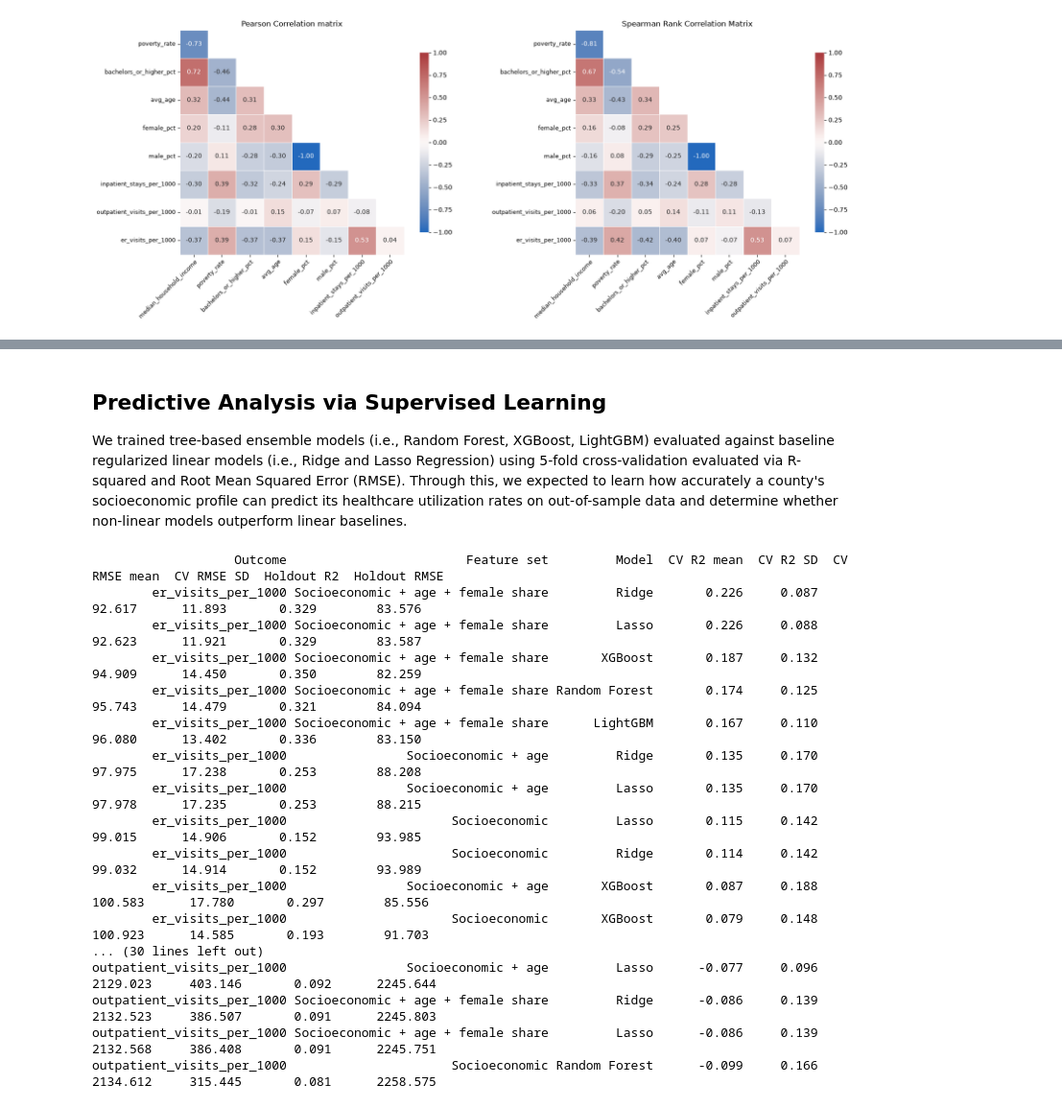
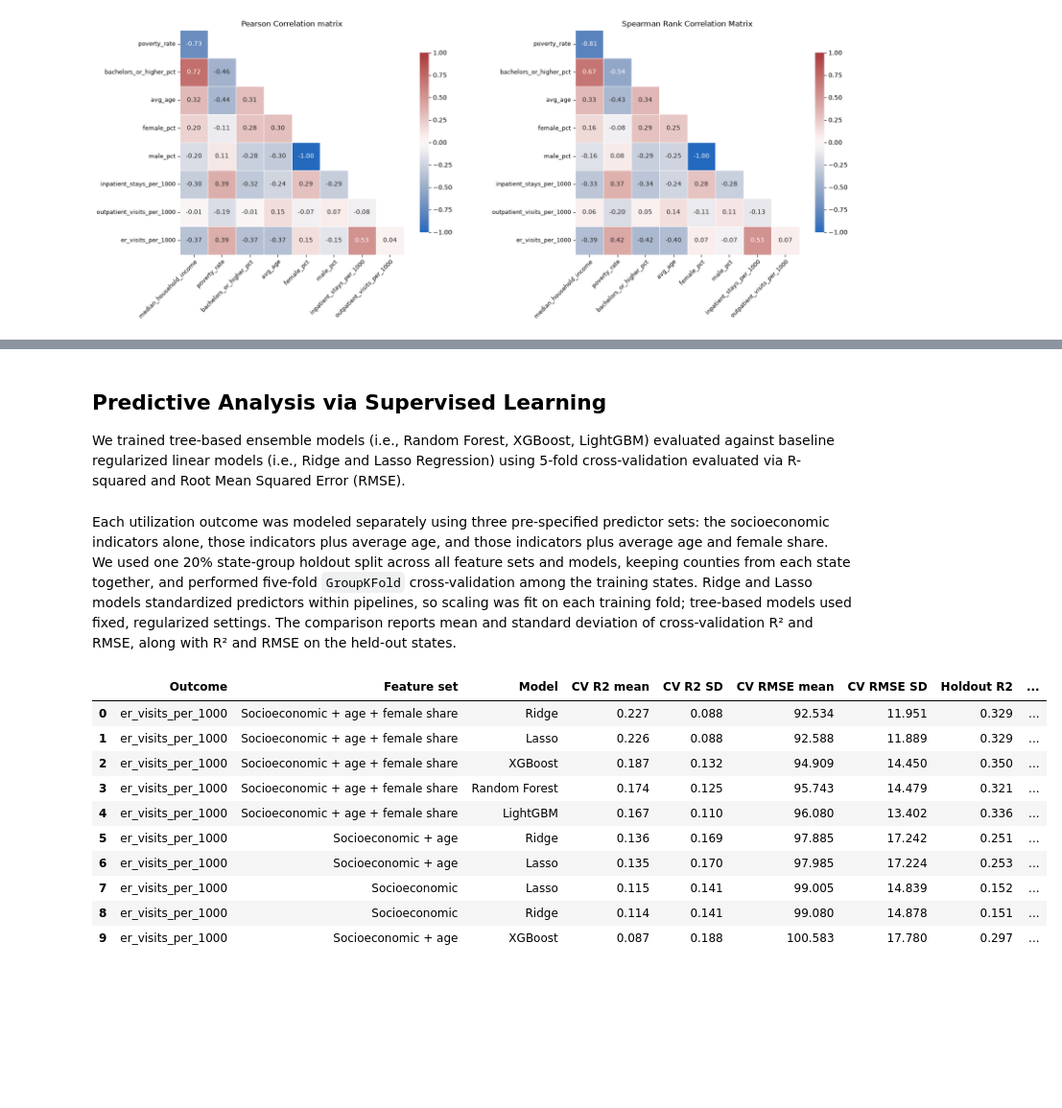
Before and after one commit to jachou27/medicare-utilization-analysis, a Jupyter notebook: analysis.ipynb, the cells around one changed output, grey strips where cells are left out. Shown at 96% size. Saved outputs shown, nothing was run; the diff lists cells and outputs as text; code cells hidden in the pictures; blank space fills up the shorter version.

```diff
--- a/analysis.ipynb
+++ b/analysis.ipynb
@@ -196,7 +237,9 @@ plt.show()
 # %% [markdown]
 ## Predictive Analysis via Supervised Learning
 
-We trained tree-based ensemble models (i.e., Random Forest, XGBoost, LightGBM) evaluated against baseline regularized linear models (i.e., Ridge and Lasso Regression) using 5-fold cross-validation evaluated via R-squared and Root Mean Squared Error (RMSE). Through this, we expected to learn how accurately a county's socioeconomic profile can predict its healthcare utilization rates on out-of-sample data and determine whether non-linear models outperform linear baselines.
+We trained tree-based ensemble models (i.e., Random Forest, XGBoost, LightGBM) evaluated against baseline regularized linear models (i.e., Ridge and Lasso Regression) using 5-fold cross-validation evaluated via R-squared and Root Mean Squared Error (RMSE).
+# %% [markdown]
+Each utilization outcome was modeled separately using three pre-specified predictor sets: the socioeconomic indicators alone, those indicators plus average age, and those indicators plus average age and female share. We used one 20% state-group holdout split across all feature sets and models, keeping counties from each state together, and performed five-fold `GroupKFold` cross-validation among the training states. Ridge and Lasso models standardized predictors within pipelines, so scaling was fit on each training fold; tree-based models used fixed, regularized settings. The comparison reports mean and standard deviation of cross-validation R² and RMSE, along with R² and RMSE on the held-out states.
 # %%
 # Extract the 2-digit State FIPS code from the 5-digit County FIPS code
 analysis_df["state_fips"] = analysis_df["fips"].str.zfill(5).str[:2]
@@ -211,10 +254,20 @@ feature_sets = {
     ),
 }
 
+# Define alpha search grid for cross-validated linear models
+alpha_grid = np.logspace(-3, 3, 100)
+
 def make_models():
     return {
-        "Ridge": make_pipeline(StandardScaler(), Ridge(alpha=1.0)),
-        "Lasso": make_pipeline(StandardScaler(), Lasso(alpha=0.1, max_iter=10000)),
+        # RidgeCV & LassoCV automatically select optimal alpha via internal cross-validation
+        "Ridge": make_pipeline(
+            StandardScaler(),
+            RidgeCV(alphas=alpha_grid, cv=5)
+        ),
+        "Lasso": make_pipeline(
+            StandardScaler(),
+            LassoCV(alphas=alpha_grid, cv=5, max_iter=10000, random_state=42)
+        ),
         "Random Forest": RandomForestRegressor(
             n_estimators=300, min_samples_leaf=2, max_features=1.0,
             random_state=42, n_jobs=-1,
@@ -271,71 +324,42 @@ for feature_set_name, features in feature_sets.items():
             )
 
             estimator.fit(X_train, y_train)
             prediction = estimator.predict(X_test)
 
             comparison_rows.append({
                 "Outcome": target,
                 "Feature set": feature_set_name,
                 "Model": model_name,
                 "CV R2 mean": cv_result["test_r2"].mean(),
                 "CV R2 SD": cv_result["test_r2"].std(ddof=1),
                 "CV RMSE mean": -cv_result["test_rmse"].mean(),
                 "CV RMSE SD": cv_result["test_rmse"].std(ddof=1),
                 "Holdout R2": estimator.score(X_test, y_test),
                 "Holdout RMSE": np.sqrt(
                     np.mean((y_test.to_numpy() - prediction) ** 2)
                 ),
             })
 
             key = (target, feature_set_name, model_name)
             fitted_models[key] = estimator
             holdout_predictions[key] = (y_test, prediction)
 
 model_comparison = (
     pd.DataFrame(comparison_rows)
     .sort_values(["Outcome", "CV RMSE mean"])
     .reset_index(drop=True)
 )
 
-print(model_comparison.round(3).to_string(index=False))
-
-# Select the lowest-CV-RMSE tree ensemble independently for each utilization outcome
-tree_names = ["Random Forest", "XGBoost", "LightGBM"]
-tree_scores = model_comparison[
-    model_comparison["Model"].isin(tree_names)
-]
-
-best_tree_rows = tree_scores.loc[
-    tree_scores.groupby("Outcome")["CV RMSE mean"].idxmin()
-]
-
-best_tree_by_target = {}
-for _, row in best_tree_rows.iterrows():
-    target = row["Outcome"]
-    feature_set_name = row["Feature set"]
-    model_name = row["Model"]
-
-    best_tree_by_target[target] = {
-        "model": fitted_models[(target, feature_set_name, model_name)],
-        "model_name": model_name,
-        "feature_set": feature_set_name,
-        "features": feature_sets[feature_set_name],
-    }
+display(model_comparison.round(3).head(10))
 # %% [output]
-                   Outcome                        Feature set         Model  CV R2 mean  CV R2 SD  CV RMSE mean  CV RMSE SD  Holdout R2  Holdout RMSE
-        er_visits_per_1000 Socioeconomic + age + female share         Ridge       0.226     0.087        92.617      11.893       0.329        83.576
-        er_visits_per_1000 Socioeconomic + age + female share         Lasso       0.226     0.088        92.623      11.921       0.329        83.587
-        er_visits_per_1000 Socioeconomic + age + female share       XGBoost       0.187     0.132        94.909      14.450       0.350        82.259
-        er_visits_per_1000 Socioeconomic + age + female share Random Forest       0.174     0.125        95.743      14.479       0.321        84.094
-        er_visits_per_1000 Socioeconomic + age + female share      LightGBM       0.167     0.110        96.080      13.402       0.336        83.150
-        er_visits_per_1000                Socioeconomic + age         Ridge       0.135     0.170        97.975      17.238       0.253        88.208
-        er_visits_per_1000                Socioeconomic + age         Lasso       0.135     0.170        97.978      17.235       0.253        88.215
-        er_visits_per_1000                      Socioeconomic         Lasso       0.115     0.142        99.015      14.906       0.152        93.985
-        er_visits_per_1000                      Socioeconomic         Ridge       0.114     0.142        99.032      14.914       0.152        93.989
-        er_visits_per_1000                Socioeconomic + age       XGBoost       0.087     0.188       100.583      17.780       0.297        85.556
-        er_visits_per_1000                      Socioeconomic       XGBoost       0.079     0.148       100.923      14.585       0.193        91.703
-... (30 lines left out)
-outpatient_visits_per_1000                Socioeconomic + age         Lasso      -0.077     0.096      2129.023     403.146       0.092      2245.644
-outpatient_visits_per_1000 Socioeconomic + age + female share         Ridge      -0.086     0.139      2132.523     386.507       0.091      2245.803
-outpatient_visits_per_1000 Socioeconomic + age + female share         Lasso      -0.086     0.139      2132.568     386.408       0.091      2245.751
-outpatient_visits_per_1000                      Socioeconomic Random Forest      -0.099     0.166      2134.612     315.445       0.081      2258.575
+|  | Outcome | Feature set | Model | CV R2 mean | CV R2 SD | CV RMSE mean | CV RMSE SD | Holdout R2 | ... |
+| 0 | er_visits_per_1000 | Socioeconomic + age + female share | Ridge | 0.227 | 0.088 | 92.534 | 11.951 | 0.329 | ... |
+| 1 | er_visits_per_1000 | Socioeconomic + age + female share | Lasso | 0.226 | 0.088 | 92.588 | 11.889 | 0.329 | ... |
+| 2 | er_visits_per_1000 | Socioeconomic + age + female share | XGBoost | 0.187 | 0.132 | 94.909 | 14.450 | 0.350 | ... |
+| 3 | er_visits_per_1000 | Socioeconomic + age + female share | Random Forest | 0.174 | 0.125 | 95.743 | 14.479 | 0.321 | ... |
+| 4 | er_visits_per_1000 | Socioeconomic + age + female share | LightGBM | 0.167 | 0.110 | 96.080 | 13.402 | 0.336 | ... |
+| 5 | er_visits_per_1000 | Socioeconomic + age | Ridge | 0.136 | 0.169 | 97.885 | 17.242 | 0.251 | ... |
+| 6 | er_visits_per_1000 | Socioeconomic + age | Lasso | 0.135 | 0.170 | 97.985 | 17.224 | 0.253 | ... |
+| 7 | er_visits_per_1000 | Socioeconomic | Lasso | 0.115 | 0.141 | 99.005 | 14.839 | 0.152 | ... |
+| 8 | er_visits_per_1000 | Socioeconomic | Ridge | 0.114 | 0.141 | 99.080 | 14.878 | 0.151 | ... |
+| 9 | er_visits_per_1000 | Socioeconomic + age | XGBoost | 0.087 | 0.188 | 100.583 | 17.780 | 0.297 | ... |
```
Also changed, not shown: parts of 29 cells of this notebook.
